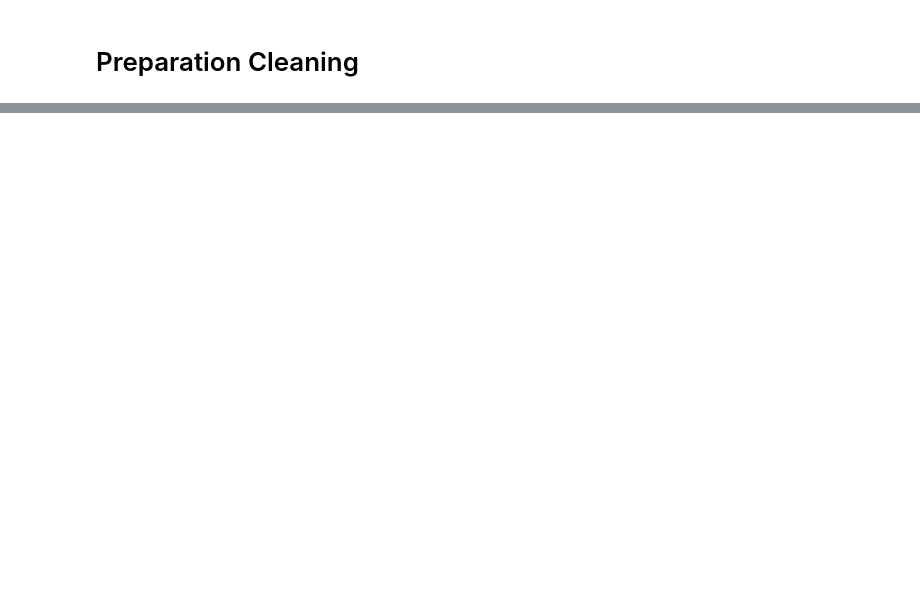
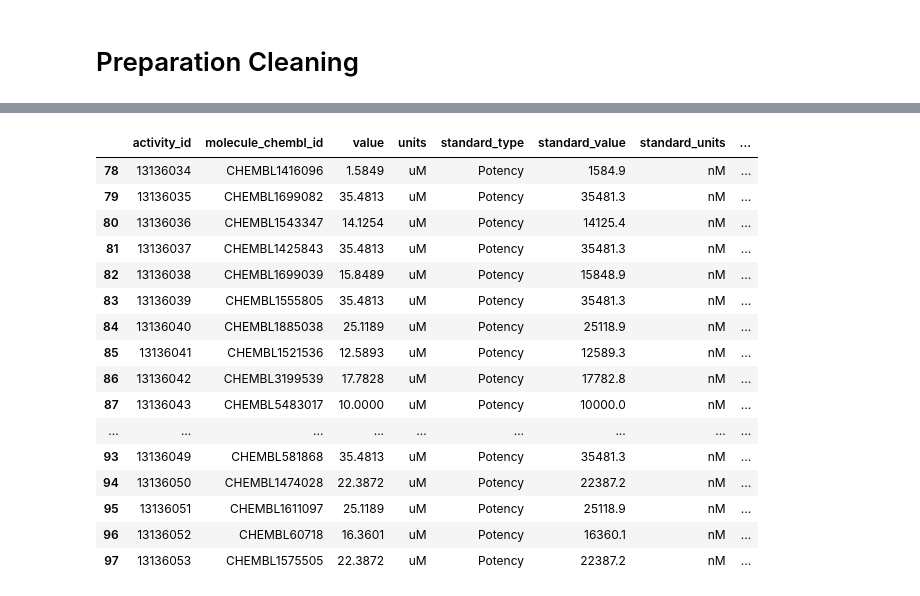
Before and after one commit to rzulnisfiann/PROJECT-SAINS-DATA, a Jupyter notebook: notebooks/03_data_cleaning_wrangling.ipynb, the cells around one changed output, grey strips where cells are left out. Saved outputs shown, nothing was run; the diff lists cells and outputs as text; code cells hidden in the pictures; blank space fills up the shorter version.

```diff
--- a/notebooks/03_data_cleaning_wrangling.ipynb
+++ b/notebooks/03_data_cleaning_wrangling.ipynb
@@ -7781,0 +11049,13 @@ print("\nALL FILES SAVED AND VERIFIED")
+# %%
+from pathlib import Path
+import pandas as pd
+
+FILE = Path(
+    r"H:\My Drive\PROJECT SAINS DATA\OUTPUT\01_Cleaned_Data\Alpha_Synuclein\alpha_raw_unmatched_11858_review.csv"
+)
+
+df = pd.read_csv(FILE)
+
+print("FILE BERHASIL DIBACA")
+print("Jumlah record:", len(df))
+print("Jumlah kolom:", len(df.columns))
@@ -7781,0 +11066,49 @@ print("\nALL FILES SAVED AND VERIFIED")
+# %%
+assay = df[
+    df["assay_chembl_id"] == "CHEMBL2354282"
+].copy()
+
+print("=" * 70)
+print("CHEMBL2354282 — ACTIVITY AUDIT")
+print("=" * 70)
+
+print("Total records:", len(assay))
+print("Unique activity:", assay["activity_id"].nunique())
+print("Unique molecules:", assay["molecule_chembl_id"].nunique())
+
+columns_to_check = [
+    "activity_id",
+    "molecule_chembl_id",
+    "value",
+    "units",
+    "standard_type",
+    "standard_value",
+    "standard_units",
+    "standard_relation",
+    "pchembl_value",
+    "activity_comment",
+    "data_validity_comment",
+    "document_chembl_id"
+]
+
+available = [
+    col for col in columns_to_check
+    if col in assay.columns
+]
+
+print("\nSAMPLE RECORDS")
+display(assay[available].head(20))
+
+for col in [
+    "activity_comment",
+    "data_validity_comment",
+    "pchembl_value"
+]:
+    if col in assay.columns:
+        print(f"\nDISTRIBUSI {col}")
+        print(assay[col].value_counts(dropna=False).head(20))
+
+print("\nSTATISTIK STANDARD VALUE")
+if "standard_value" in assay.columns:
+    display(assay["standard_value"].describe())
+# %% [output]
@@ -7781,0 +11123,17 @@ print("\nALL FILES SAVED AND VERIFIED")
+|  | activity_id | molecule_chembl_id | value | units | standard_type | standard_value | standard_units | ... |
+| 78 | 13136034 | CHEMBL1416096 | 1.5849 | uM | Potency | 1584.9 | nM | ... |
+| 79 | 13136035 | CHEMBL1699082 | 35.4813 | uM | Potency | 35481.3 | nM | ... |
+| 80 | 13136036 | CHEMBL1543347 | 14.1254 | uM | Potency | 14125.4 | nM | ... |
+| 81 | 13136037 | CHEMBL1425843 | 35.4813 | uM | Potency | 35481.3 | nM | ... |
+| 82 | 13136038 | CHEMBL1699039 | 15.8489 | uM | Potency | 15848.9 | nM | ... |
+| 83 | 13136039 | CHEMBL1555805 | 35.4813 | uM | Potency | 35481.3 | nM | ... |
+| 84 | 13136040 | CHEMBL1885038 | 25.1189 | uM | Potency | 25118.9 | nM | ... |
+| 85 | 13136041 | CHEMBL1521536 | 12.5893 | uM | Potency | 12589.3 | nM | ... |
+| 86 | 13136042 | CHEMBL3199539 | 17.7828 | uM | Potency | 17782.8 | nM | ... |
+| 87 | 13136043 | CHEMBL5483017 | 10.0000 | uM | Potency | 10000.0 | nM | ... |
+| ... | ... | ... | ... | ... | ... | ... | ... | ... |
+| 93 | 13136049 | CHEMBL581868 | 35.4813 | uM | Potency | 35481.3 | nM | ... |
+| 94 | 13136050 | CHEMBL1474028 | 22.3872 | uM | Potency | 22387.2 | nM | ... |
+| 95 | 13136051 | CHEMBL1611097 | 25.1189 | uM | Potency | 25118.9 | nM | ... |
+| 96 | 13136052 | CHEMBL60718 | 16.3601 | uM | Potency | 16360.1 | nM | ... |
+| 97 | 13136053 | CHEMBL1575505 | 22.3872 | uM | Potency | 22387.2 | nM | ... |
```
Also changed, not shown: parts of 138 cells of this notebook.
